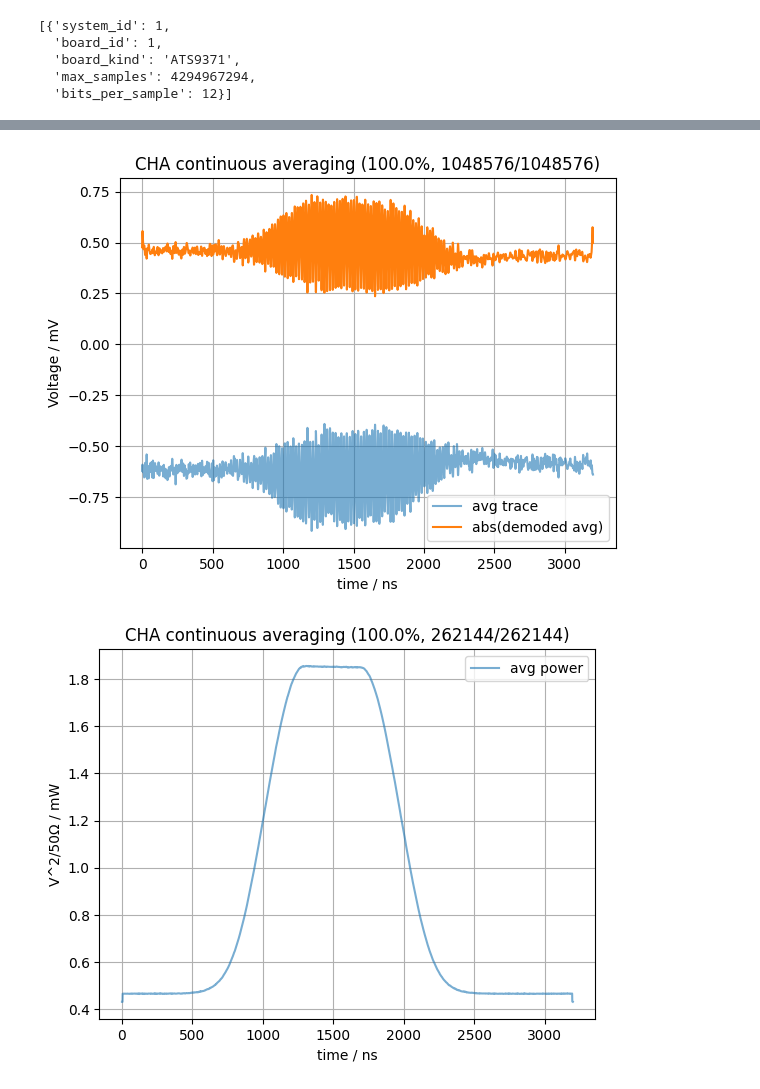
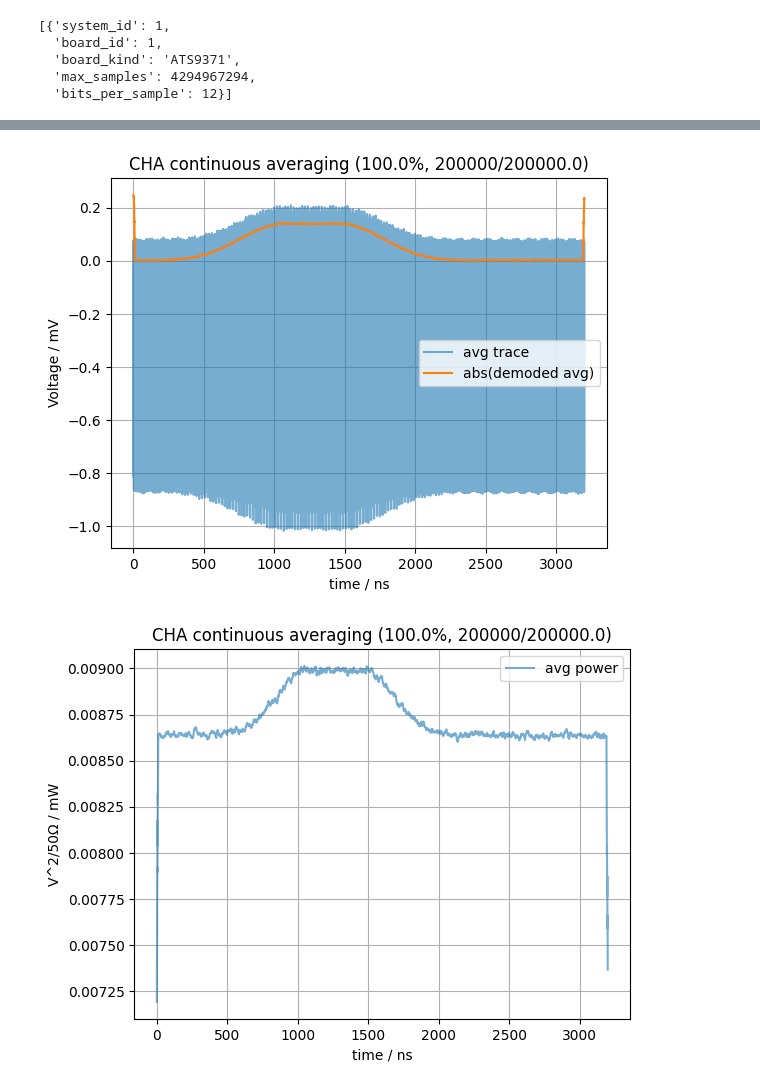
Before and after one commit to ElenBOT/tomography, a Jupyter notebook: usage_example.ipynb, the cells around one changed output, grey strips where cells are left out. Cells and saved outputs as stored; diff of their text form; code cells hidden in the pictures.

```diff
--- a/usage_example.ipynb
+++ b/usage_example.ipynb
@@ -89,0 +89,4 @@ plt.show()
+# %%
+# test demodulation
+from tomography.measurekit import Demodulator
+de = Demodulator(fc=50e6, fs=1e9, n_samples=NUMBER_OF_SAMPLES)
@@ -90,10 +98,7 @@ plt.show()
 # %%
-# test demodulation
-from tomography.measurekit import Demodulator
-de = Demodulator(fc=50e6, fs=1e9, n_samples=3200)
-avg = np.mean(chaA, axis=0)
-avg_demoded = de.iq_demod(avg)
-plt.plot(avg, label='avg trace', alpha=0.4) #plot avg trace
+# test demodulation, the edge not process to to cut down process time
+avg_demoded = de.fast_boxcar_demod(avg, window_size=20)
+plt.plot(avg - np.mean(avg), label='avg trace-DC_offset', alpha=0.4) #plot avg trace
 plt.plot(np.abs(avg_demoded), label='abs(demoded avg)') #plot avg demodulated
 plt.legend()
 plt.show()
@@ -103,7 +108,7 @@ plt.show()
 ## example - avg voltage
 
 # acquisition setting
-n_shots = 1e6
+n_shots = 0.2e6
 batch_size = NUMBER_OF_RECORDS
 n_batches = n_shots // batch_size
 update_interval = n_batches // 20
@@ -113,14 +118,14 @@ chaA_mean = np.zeros(NUMBER_OF_SAMPLES)
 time_arr = np.arange(NUMBER_OF_SAMPLES) / ADC_SAMPLING_RATE
 
 # start measurement
-for n in range(n_batches):
+for n in range(int(n_batches)):
     # aqusition
     acq_ctrl.do_acquisition()
     chaA, chaB = acq_ctrl.numba_get_alldata_from_buffer_in_volt(copy=False)
 
     # continous averaging
     chaA_mean = (chaA_mean*n + np.mean(chaA, axis=0)) / (n + 1)
-    avg_demoded = de.iq_demod(chaA_mean)
+    avg_demoded = de.fast_boxcar_demod(chaA_mean)
 
     # plotting
     if (n + 1) % update_interval == 0:
@@ -134,46 +139,46 @@ for n in range(n_batches):
         plt.legend()
         plt.show()
 # %% [output]
-[figure, old version]
+[figure, new version]
 # %%
 ## example - avg power
 # now we need to demod every trace first and compute its abs, then average
 
 # acquisition setting
-n_shots = 0.1e6
+n_shots = 0.2e6
 batch_size = NUMBER_OF_RECORDS
 n_batches = n_shots // batch_size
 update_interval = n_batches // 20
 
 # initialize processing utils
 chaA_power_mean = np.zeros(NUMBER_OF_SAMPLES)
 chaA_power_sum = np.zeros(NUMBER_OF_SAMPLES)
 time_arr = np.arange(NUMBER_OF_SAMPLES) / ADC_SAMPLING_RATE
 
 # start measurement
-for n in range(n_batches):
+for n in range(int(n_batches)):
     # aqusition
     acq_ctrl.do_acquisition()
     chaA, chaB = acq_ctrl.numba_get_alldata_from_buffer_in_volt(copy=False)
 
     # continous averaging
     for trace in chaA:
-        trace_demoded = de.fast_shift_demod(trace)
+        trace_demoded = de.fast_boxcar_demod(trace)
         chaA_power_sum += np.abs(trace_demoded)
     chaA_power_mean = chaA_power_sum / ((n + 1) * batch_size)
 
     # plotting
     if (n + 1) % update_interval == 0:
         clear_output(wait=True)
         plt.title(f'CHA continuous averaging ({(n + 1)/n_batches* 100:.1f}%, {batch_size*(n + 1)}/{n_shots})')
         plt.plot(1e9*time_arr, 1000*chaA_power_mean/50, label='avg power', alpha=0.6)
         plt.ylabel('V^2/50Ω / mW')
         plt.xlabel('time / ns')
         plt.grid(True)
         plt.legend()
         plt.show()
 # %% [output]
-[figure, old version]
+[figure, new version]
 # %%
 # temporal mode matching - 1, obtain filter
 from tomography.measurekit import TemporalModeMatcher
```
Also changed, not shown: parts of 10 cells of this notebook, 2 other files.
